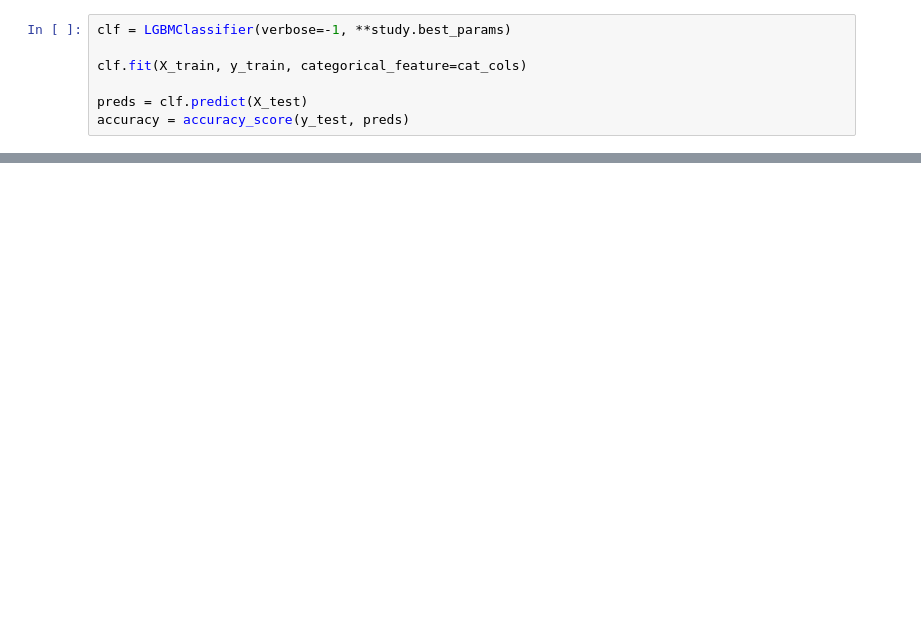
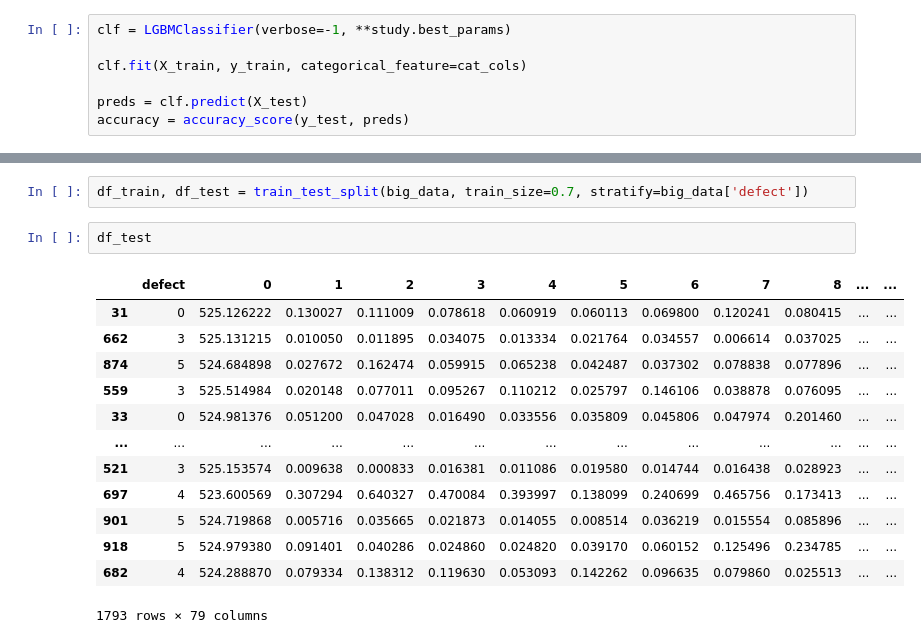
Before and after one commit to ShuvalovDR/Gears, a Jupyter notebook: Gears.ipynb, the cells around one changed output, grey strips where cells are left out. Saved outputs shown, nothing was run; the diff lists cells and outputs as text; blank space fills up the shorter version.

```diff
--- a/Gears.ipynb
+++ b/Gears.ipynb
@@ -630,0 +682,18 @@ plt.show()
+# %%
+df_train, df_test = train_test_split(big_data, train_size=0.7, stratify=big_data['defect'])
+# %%
+df_test
+# %% [output]
+|  | defect | 0 | 1 | 2 | 3 | 4 | 5 | 6 | 7 | 8 | ... | ... |
+| 31 | 0 | 525.126222 | 0.130027 | 0.111009 | 0.078618 | 0.060919 | 0.060113 | 0.069800 | 0.120241 | 0.080415 | ... | ... |
+| 662 | 3 | 525.131215 | 0.010050 | 0.011895 | 0.034075 | 0.013334 | 0.021764 | 0.034557 | 0.006614 | 0.037025 | ... | ... |
+| 874 | 5 | 524.684898 | 0.027672 | 0.162474 | 0.059915 | 0.065238 | 0.042487 | 0.037302 | 0.078838 | 0.077896 | ... | ... |
+| 559 | 3 | 525.514984 | 0.020148 | 0.077011 | 0.095267 | 0.110212 | 0.025797 | 0.146106 | 0.038878 | 0.076095 | ... | ... |
+| 33 | 0 | 524.981376 | 0.051200 | 0.047028 | 0.016490 | 0.033556 | 0.035809 | 0.045806 | 0.047974 | 0.201460 | ... | ... |
+| ... | ... | ... | ... | ... | ... | ... | ... | ... | ... | ... | ... | ... |
+| 521 | 3 | 525.153574 | 0.009638 | 0.000833 | 0.016381 | 0.011086 | 0.019580 | 0.014744 | 0.016438 | 0.028923 | ... | ... |
+| 697 | 4 | 523.600569 | 0.307294 | 0.640327 | 0.470084 | 0.393997 | 0.138099 | 0.240699 | 0.465756 | 0.173413 | ... | ... |
+| 901 | 5 | 524.719868 | 0.005716 | 0.035665 | 0.021873 | 0.014055 | 0.008514 | 0.036219 | 0.015554 | 0.085896 | ... | ... |
+| 918 | 5 | 524.979380 | 0.091401 | 0.040286 | 0.024860 | 0.024820 | 0.039170 | 0.060152 | 0.125496 | 0.234785 | ... | ... |
+| 682 | 4 | 524.288870 | 0.079334 | 0.138312 | 0.119630 | 0.053093 | 0.142262 | 0.096635 | 0.079860 | 0.025513 | ... | ... |
+1793 rows × 79 columns
```
Also changed, not shown: parts of 21 cells of this notebook.
